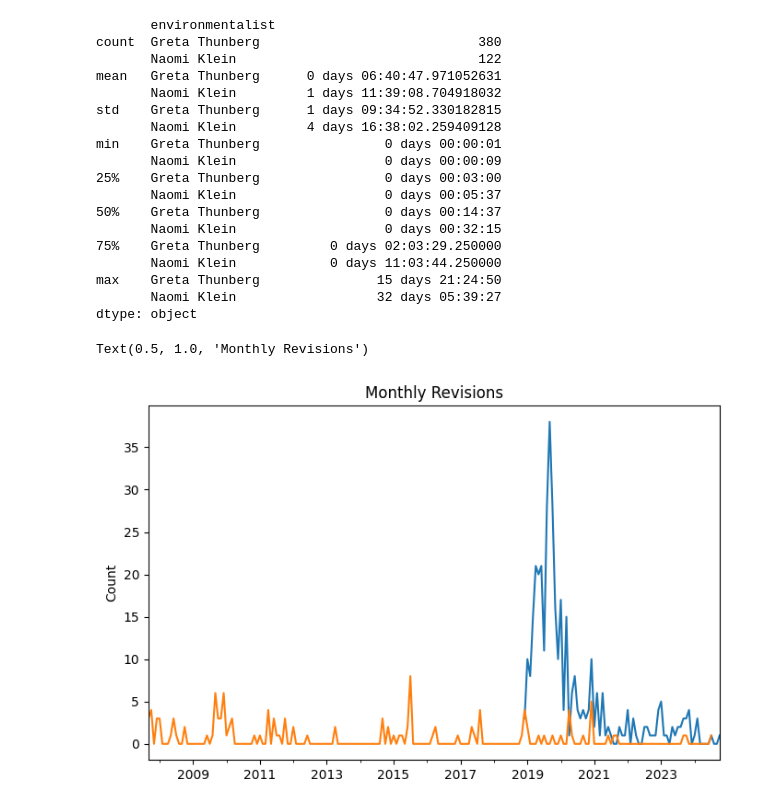
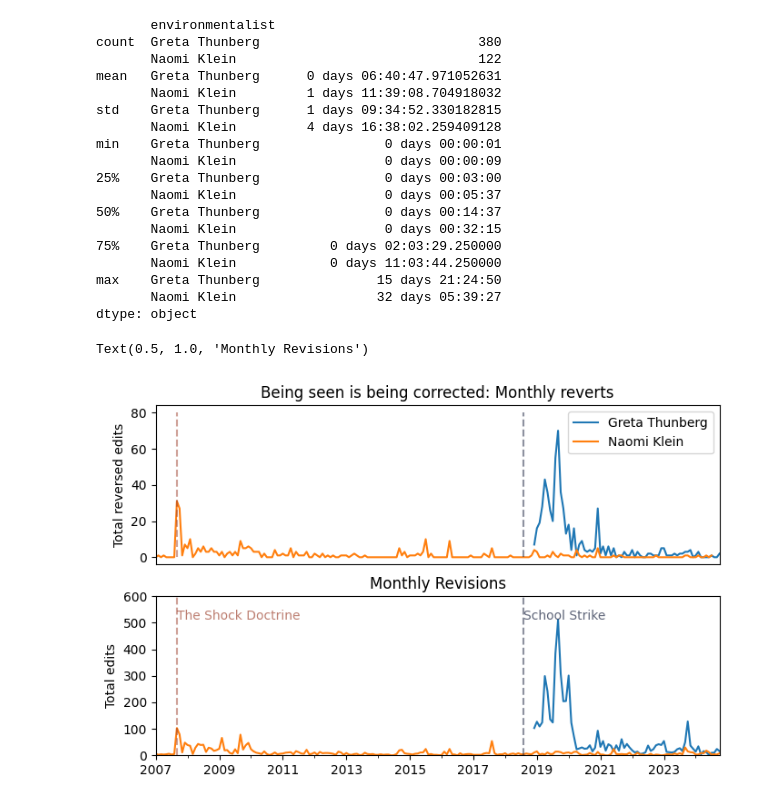
Before and after one commit to priyansha-b/goup-wikipedia-revisions-project, a Jupyter notebook: analysis/check_reversions.ipynb, the cells around one changed output. Drawn from its saved outputs; the diff is of its cells as text; code cells hidden in the pictures.

Commit message:
added graph to compare the reversions with total edits

```diff
--- a/analysis/check_reversions.ipynb
+++ b/analysis/check_reversions.ipynb
@@ -71,15 +71,44 @@ min    Greta Thunberg                0 days 00:00:01
 max    Greta Thunberg               15 days 21:24:50
        Naomi Klein                  32 days 05:39:27
 dtype: object
-# %%
-fig, ax = plt.subplots(figsize=(8, 5))
-
-reversion[reversion['environmentalist'] == gt][["original_pub_time", "revision_id"]].resample('M',
-    on="original_pub_time").count().plot(ax=ax,legend=False).set_xlabel(None)
-reversion[reversion['environmentalist'] == nk][["original_pub_time", "revision_id"]].resample('M',
-    on="original_pub_time").count().plot(ax=ax,legend=False).set_xlabel(None)
-ax.set_ylabel("Count")
-ax.set_title("Monthly Revisions")
-# %% [output]
-Text(0.5, 1.0, 'Monthly Revisions')
-[figure, removed]
+# %%
+fig, (ax1, ax2) = plt.subplots(2, 1, figsize=(8, 5))
+
+schok_date = '2007-09-04'
+school_strike = '2018-08-20'
+
+
+reversion[reversion['environmentalist'] == gt][["timestamp", "revision_id"]].resample('M',
+    on="timestamp").count().plot(ax=ax1,legend=False).set_xlabel(None)
+reversion[reversion['environmentalist'] == nk][["timestamp", "revision_id"]].resample('M',
+    on="timestamp").count().plot(ax=ax1,legend=False).set_xlabel(None)
+ax1.vlines(x=schok_date, ymin=0, ymax=80, color='#A24936', linestyle='--', label='The Schok Doctrine',
+          alpha=0.5)
+ax1.vlines(x=school_strike, ymin=0, ymax=80, color='#1C2541', linestyle='--', label='School Strike',
+          alpha=0.5)
+ax1.set_ylabel("Total reversed edits")
+ax1.set_xlim('2007-01-01', '2024-10-01')
+ax1.legend(["Greta Thunberg", "Naomi Klein"])
+ax1.set_title("Being seen is being corrected: Monthly reverts")
+
+# Remove x-axis ticks and labels for ax1
+ax1.set_xticklabels([])
+ax1.tick_params(axis="x", which="both", length=0)
+
+greta[["timestamp", "revision_id"]].resample('M',
+    on="timestamp").count().plot(ax=ax2,legend=False).set_xlabel(None)
+naomi[["timestamp", "revision_id"]].resample('M',
+    on="timestamp").count().plot(ax=ax2,legend=False).set_xlabel(None)
+ax2.vlines(x=schok_date, ymin=0, ymax=600, color='#A24936', linestyle='--', label='The Schok Doctrine',
+          alpha=0.5)
+ax2.text(pd.Timestamp(schok_date), 550, 'The Shock Doctrine', color='#A24936', ha='left', va='top', alpha=0.7)
+ax2.vlines(x=school_strike, ymin=0, ymax=600, color='#1C2541', linestyle='--', label='School Strike',
+          alpha=0.5)
+ax2.text(pd.Timestamp(school_strike), 550, 'School Strike', color='#1C2541', ha='left', va='top', alpha=0.7)
+ax2.set_ylim(0, 600)
+ax2.set_xlim('2007-01-01', '2024-10-01')
+ax2.set_ylabel("Total edits")
+ax2.set_title("Monthly Revisions")
+# %% [output]
+Text(0.5, 1.0, 'Monthly Revisions')
+[figure, added]
```
